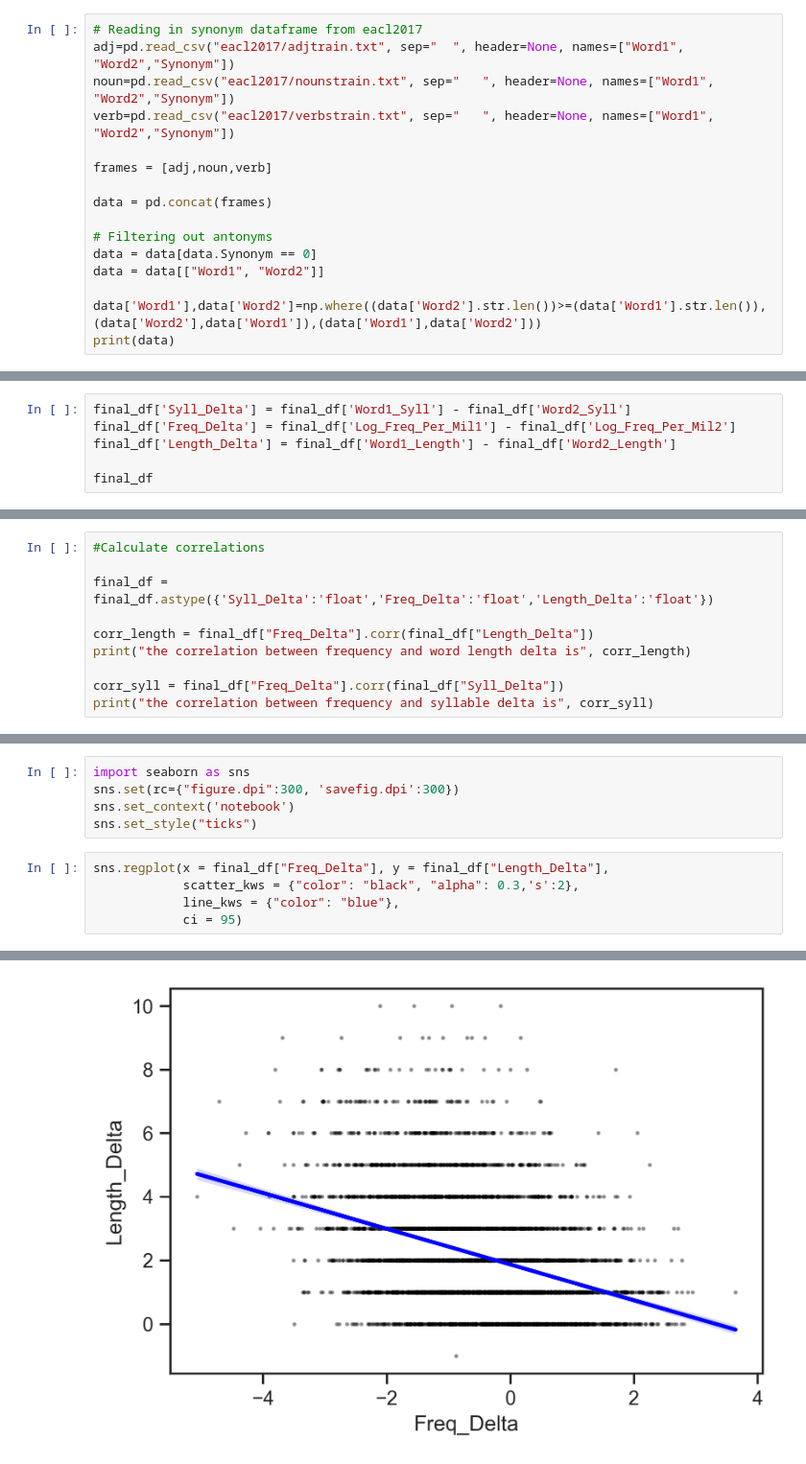
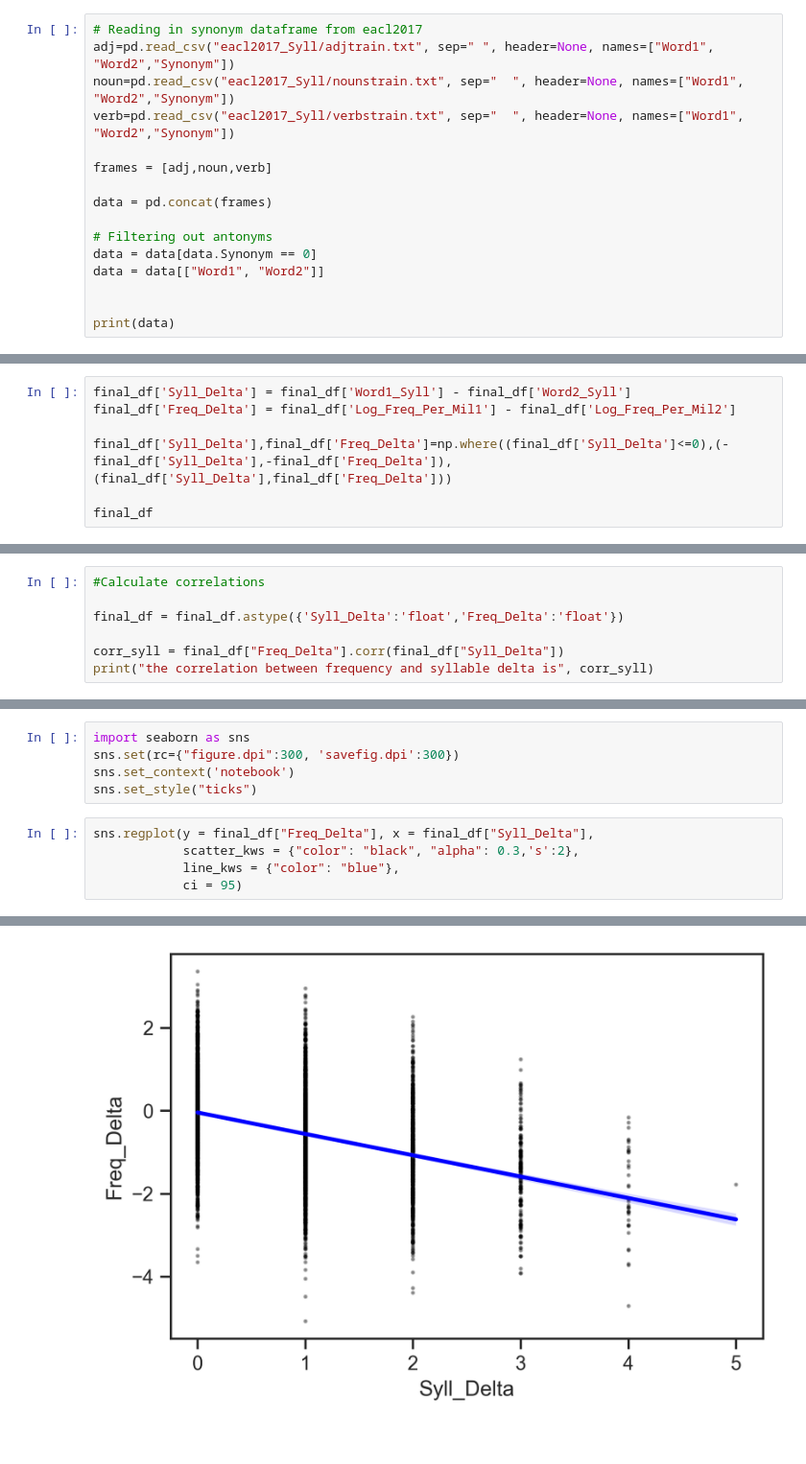
Before and after one commit to leahteich/word_studies, a Jupyter notebook: syll_syn.ipynb, the cells around one changed output, grey strips where cells are left out. Shown: that part at 96% size. Saved outputs shown, nothing was run; the diff lists cells and outputs as text.

```diff
--- a/syll_syn.ipynb
+++ b/syll_syn.ipynb
@@ -26,9 +26,9 @@ freq_data2 = pd.read_csv("SUBTLEXus74286wordstextversion.txt", sep="	", names=["
 freq_data2 = freq_data2[["Word2","Freq_Per_Mil2","Log_Freq_Per_Mil2"]]
 # %%
 # Reading in synonym dataframe from eacl2017
-adj=pd.read_csv("eacl2017/adjtrain.txt", sep="	", header=None, names=["Word1", "Word2","Synonym"])
-noun=pd.read_csv("eacl2017/nounstrain.txt", sep="	", header=None, names=["Word1", "Word2","Synonym"])
-verb=pd.read_csv("eacl2017/verbstrain.txt", sep="	", header=None, names=["Word1", "Word2","Synonym"])
+adj=pd.read_csv("eacl2017_Syll/adjtrain.txt", sep="	", header=None, names=["Word1", "Word2","Synonym"])
+noun=pd.read_csv("eacl2017_Syll/nounstrain.txt", sep="	", header=None, names=["Word1", "Word2","Synonym"])
+verb=pd.read_csv("eacl2017_Syll/verbstrain.txt", sep="	", header=None, names=["Word1", "Word2","Synonym"])
 
 frames = [adj,noun,verb]
 
@@ -38,6 +38,6 @@ data = pd.concat(frames)
 data = data[data.Synonym == 0]
 data = data[["Word1", "Word2"]]
 
-data['Word1'],data['Word2']=np.where((data['Word2'].str.len())>=(data['Word1'].str.len()),(data['Word2'],data['Word1']),(data['Word1'],data['Word2']))
+
 print(data)
 # %% [output]
@@ -74,7 +70,8 @@ final_df = pd.merge(result,freq_data2,on="Word2")
 # %%
 final_df['Syll_Delta'] = final_df['Word1_Syll'] - final_df['Word2_Syll']
 final_df['Freq_Delta'] = final_df['Log_Freq_Per_Mil1'] - final_df['Log_Freq_Per_Mil2']
-final_df['Length_Delta'] = final_df['Word1_Length'] - final_df['Word2_Length']
+
+final_df['Syll_Delta'],final_df['Freq_Delta']=np.where((final_df['Syll_Delta']<=0),(-final_df['Syll_Delta'],-final_df['Freq_Delta']),(final_df['Syll_Delta'],final_df['Freq_Delta']))
 
 final_df
 # %% [output]
@@ -96,10 +93,7 @@ final_df.to_csv("full_df_data.csv")
 # %%
 #Calculate correlations
 
-final_df = final_df.astype({'Syll_Delta':'float','Freq_Delta':'float','Length_Delta':'float'})
-
-corr_length = final_df["Freq_Delta"].corr(final_df["Length_Delta"])
-print("the correlation between frequency and word length delta is", corr_length)
+final_df = final_df.astype({'Syll_Delta':'float','Freq_Delta':'float'})
 
 corr_syll = final_df["Freq_Delta"].corr(final_df["Syll_Delta"])
 print("the correlation between frequency and syllable delta is", corr_syll)
@@ -112,7 +105,7 @@ sns.set(rc={"figure.dpi":300, 'savefig.dpi':300})
 sns.set_context('notebook')
 sns.set_style("ticks")
 # %%
-sns.regplot(x = final_df["Freq_Delta"], y = final_df["Length_Delta"],
+sns.regplot(y = final_df["Freq_Delta"], x = final_df["Syll_Delta"],
             scatter_kws = {"color": "black", "alpha": 0.3,'s':2},
             line_kws = {"color": "blue"},
             ci = 95)
@@ -121 +114 @@ sns.regplot(x = final_df["Freq_Delta"], y = final_df["Length_Delta"],
-[figure, old version]
+[figure, new version]
```
Also changed, not shown: parts of 7 cells of this notebook, 7 other files.
